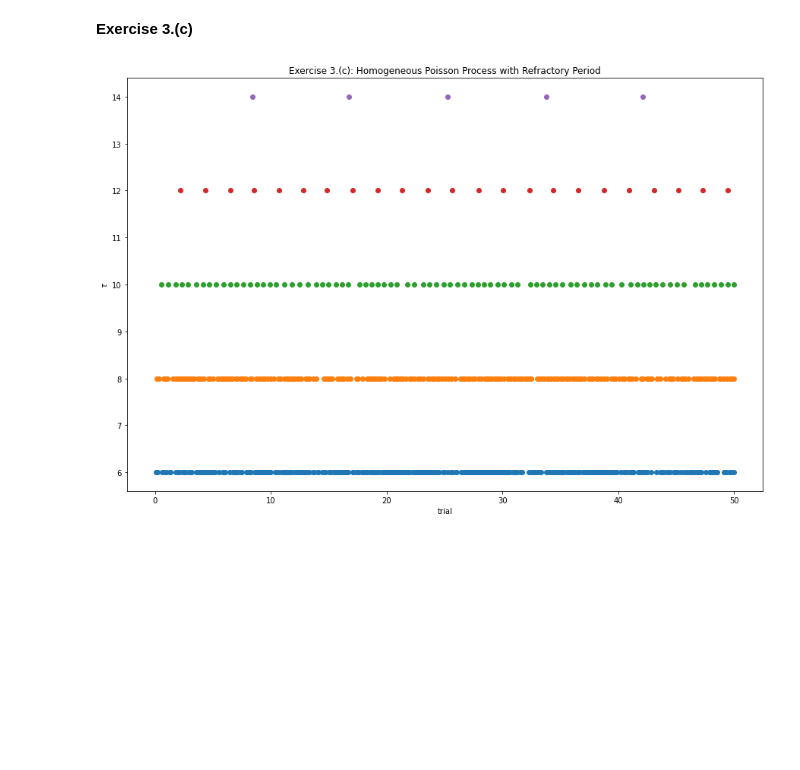
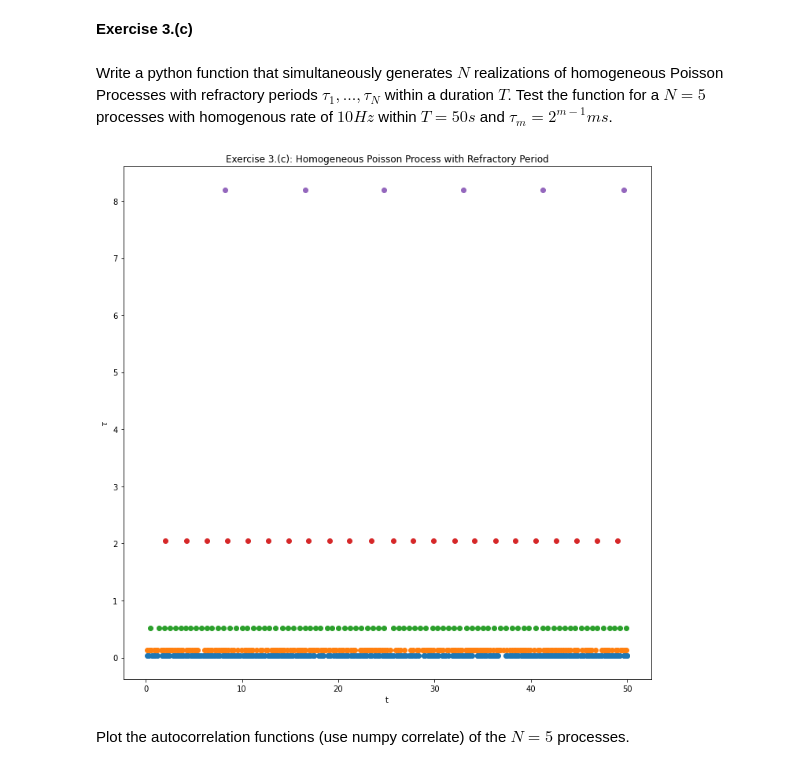
Before and after one commit to katjakleespies/tnc-exercises, a Jupyter notebook: 1_exercises_katja.ipynb, the cells around one changed output. Drawn from its saved outputs; the diff is of its cells as text; code cells hidden in the pictures; blank space fills up the shorter version.

```diff
--- a/1_exercises_katja.ipynb
+++ b/1_exercises_katja.ipynb
@@ -38,6 +47,10 @@ __Exercise 3.(b)__
 # %%
-def my_integral(lam, t, m, T):
+def my_integral(t, lam, m, T):
     result = ((lam/2)*t) + (((lam*T)/(4*np.pi*m)) * np.sin((2*np.pi*m/T)*t))
     return result
+# %%
+def my_function(t, lam, m, T):
+    result = (lam/2) * (1 + np.cos((2*np.pi*m*t)/T))
+    return result
 # %%
 N = 10
@@ -106,2 +133,7 @@ for i_trial in range(N):
 # %% [markdown]
 __Exercise 3.(c)__
+# %% [markdown]
+Write a python function that simultaneously generates $N$ realizations of homogeneous Poisson
+Processes with refractory periods $τ_1, ..., τ_N$ within a duration $T$. Test the function for a $N = 5$
+processes with homogenous rate of $10 Hz$ within $T = 50s$ and
+$τ_m = 2^{m−1} ms$.
@@ -109,33 +160,21 @@ __Exercise 3.(c)__
 def my_tau(m):
     tau = (2 ** (m-1)) / 1000
     return tau
-# %%
-N = 5
-lam = 10
-T = 50
-tau_m = [6, 8, 10, 12, 14]
-t_all_trials = []
-
-for i_trial in range(N):
-    t_trial = [-1]
-    tau = my_tau(tau_m[i_trial])
-    while t_trial[-1] < T:
-        u = np.random.rand()
-        ISI = -np.log(1-u) / lam
-        if t_trial[-1] + ISI + tau > T:
-            break
-        else:
-            if t_trial[-1] == -1:
-                t_trial[-1] = ISI + tau
-            else:
-                t_trial.append(t_trial[-1] + ISI + tau)
-    t_all_trials.append(t_trial)
 # %%
-plt.figure(figsize = (15,10))
+N = 5; lam = 10; T = 50
+m = np.linspace(6, 14, N)
+tau_m = my_tau(m)
+
+t_all_trials = poisson_c(N, lam, T, tau_m)
+
+plt.figure(figsize = (10,10))
 for i_trial in range(N):
     plt.scatter(t_all_trials[i_trial], np.full(len(t_all_trials[i_trial]), tau_m[i_trial]))
-    plt.xlabel('trial')
+    plt.xlabel('t')
     plt.ylabel('$\\tau$')
     plt.title('Exercise 3.(c): Homogeneous Poisson Process with Refractory Period')
+plt.tight_layout()
 # %% [output]
-[figure, old version]
+[figure, new version]
+# %% [markdown]
+Plot the autocorrelation functions (use numpy correlate) of the $N = 5$ processes.
```
Also changed, not shown: parts of 11 cells of this notebook.
